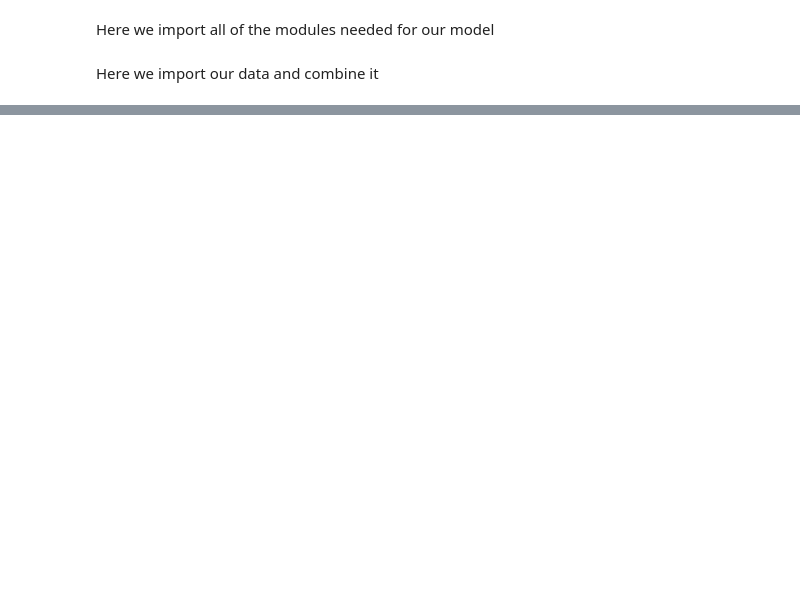
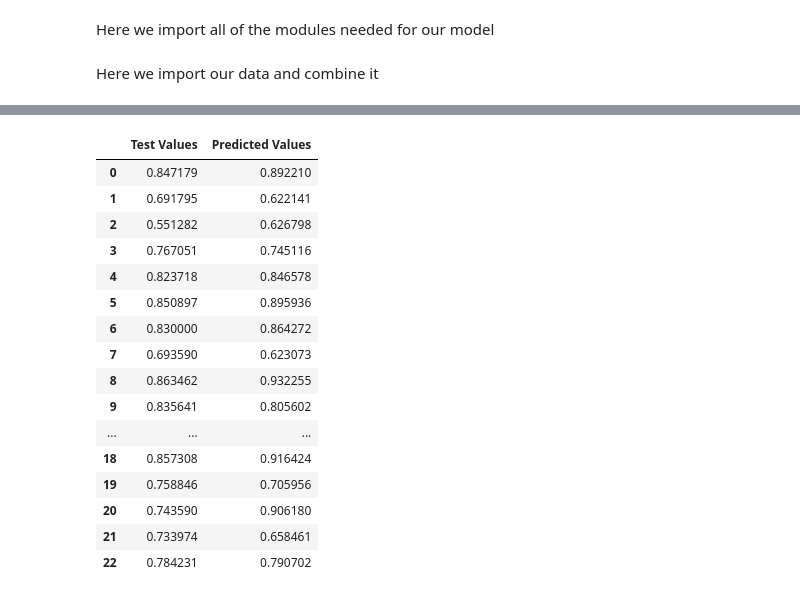
Before and after one commit to sidharthkanchiraju/Codefest-Synergy, a Jupyter notebook: Codefest_Actual.ipynb, the cells around one changed output, grey strips where cells are left out. Drawn from its saved outputs; the diff is of its cells as text; code cells hidden in the pictures; blank space fills up the shorter version.

```diff
--- a/Codefest_Actual.ipynb
+++ b/Codefest_Actual.ipynb
@@ -39,0 +45,11 @@ data
+# %%
+from sklearn.preprocessing import MinMaxScaler
+
+mmx = MinMaxScaler()
+
+data = mmx.fit_transform(data)
+
+data = pd.DataFrame(data)
+
+data.rename(columns={0: "Hours", 1: "Marks"}, inplace=True)
+data
@@ -39,0 +142,30 @@ data
+# %%
+from sklearn.linear_model import LinearRegression
+
+model = LinearRegression()
+
+model.fit(x_train, y_train)
+
+y_pred = model.predict(x_test)
+
+acc_check = pd.DataFrame({"Test Values" : y_test, "Predicted Values" : y_pred})
+
+acc_check
+# %% [output]
+|  | Test Values | Predicted Values |
+| 0 | 0.847179 | 0.892210 |
+| 1 | 0.691795 | 0.622141 |
+| 2 | 0.551282 | 0.626798 |
+| 3 | 0.767051 | 0.745116 |
+| 4 | 0.823718 | 0.846578 |
+| 5 | 0.850897 | 0.895936 |
+| 6 | 0.830000 | 0.864272 |
+| 7 | 0.693590 | 0.623073 |
+| 8 | 0.863462 | 0.932255 |
+| 9 | 0.835641 | 0.805602 |
+| ... | ... | ... |
+| 18 | 0.857308 | 0.916424 |
+| 19 | 0.758846 | 0.705956 |
+| 20 | 0.743590 | 0.906180 |
+| 21 | 0.733974 | 0.658461 |
+| 22 | 0.784231 | 0.790702 |
```
Also changed, not shown: parts of 7 cells of this notebook, 2 other files.
